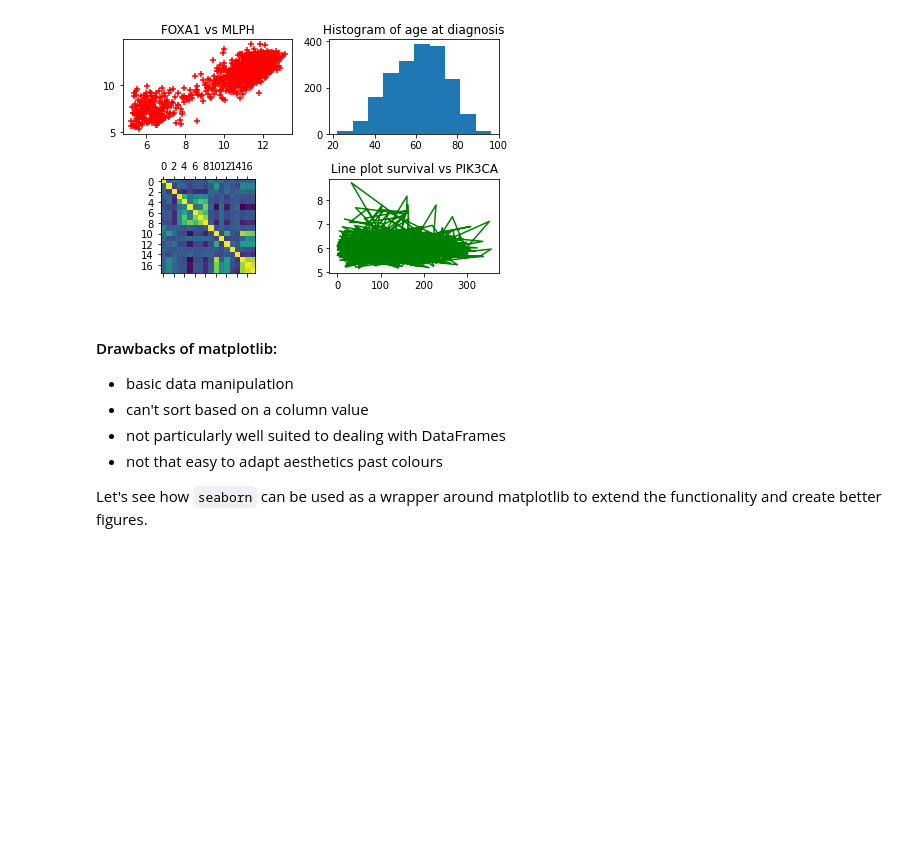
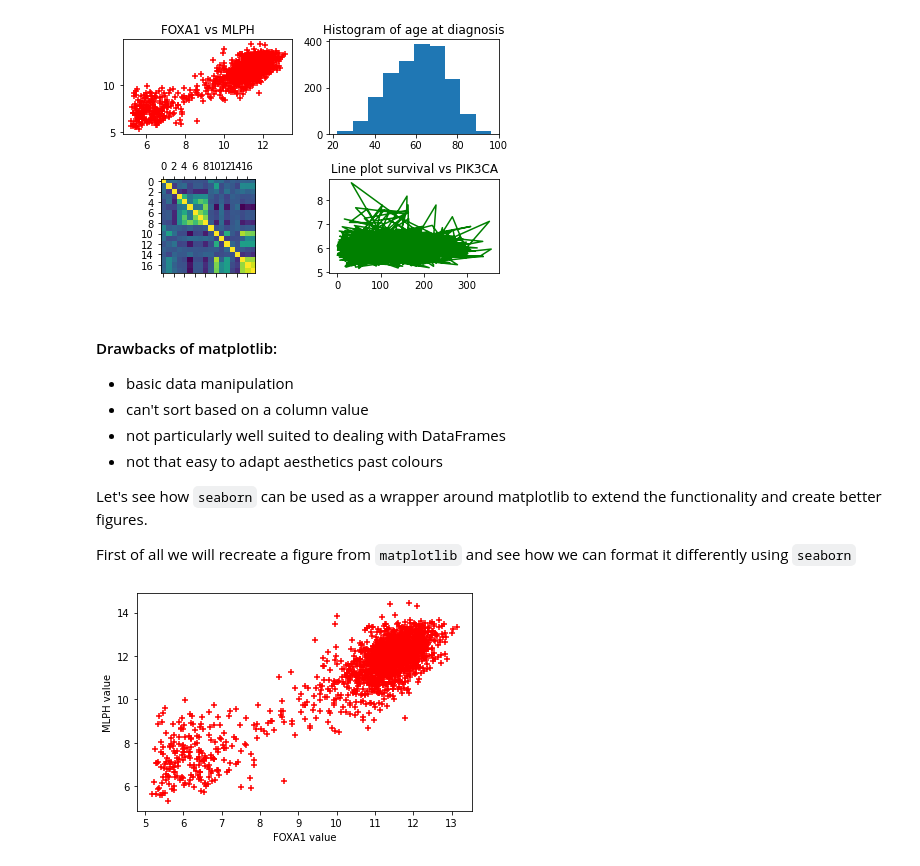
Before and after one commit to jharrymoore/intermediate_python, a Jupyter notebook: completed_notebooks/week3_solution.ipynb, the cells around one changed output. Saved outputs shown, nothing was run; the diff lists cells and outputs as text; code cells hidden in the pictures; blank space fills up the shorter version.

Commit message:
Week 3 seaborn section

```diff
--- a/completed_notebooks/week3_solution.ipynb
+++ b/completed_notebooks/week3_solution.ipynb
@@ -127,3 +115,17 @@ fig.tight_layout() # without this the x-ticks would overlap with the bottom row
 - not that easy to adapt aesthetics past colours
 
 Let's see how `seaborn` can be used as a wrapper around matplotlib to extend the functionality and create better figures.
+
+First of all we will recreate a figure from `matplotlib` and see how we can format it differently using `seaborn`
+# %%
+# Here's our original figure using matplotlib
+
+fig = plt.figure()
+ax = fig.add_subplot(111)
+ax.scatter(metabric['FOXA1'], metabric['MLPH'], marker='+', color='red')
+ax.set(ylabel = 'MLPH value',
+       xlabel = 'FOXA1 value')
+plt.savefig('test_figure.png')
+plt.show()
+# %% [output]
+[figure, added]
```
Also changed, not shown: parts of 20 cells of this notebook, 1 other file.
